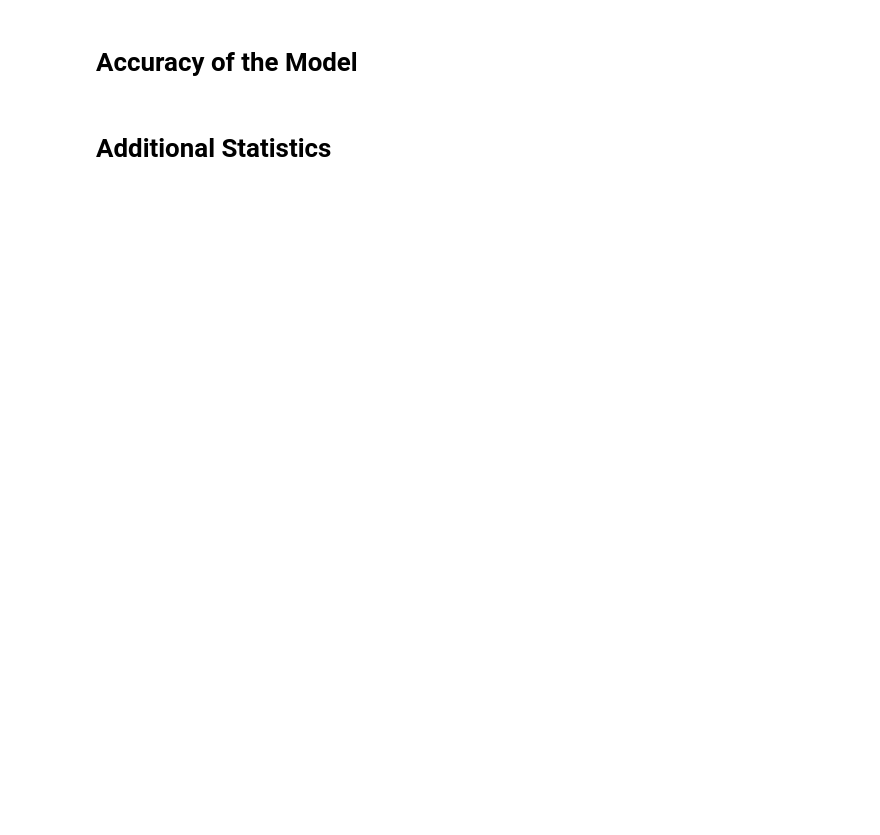
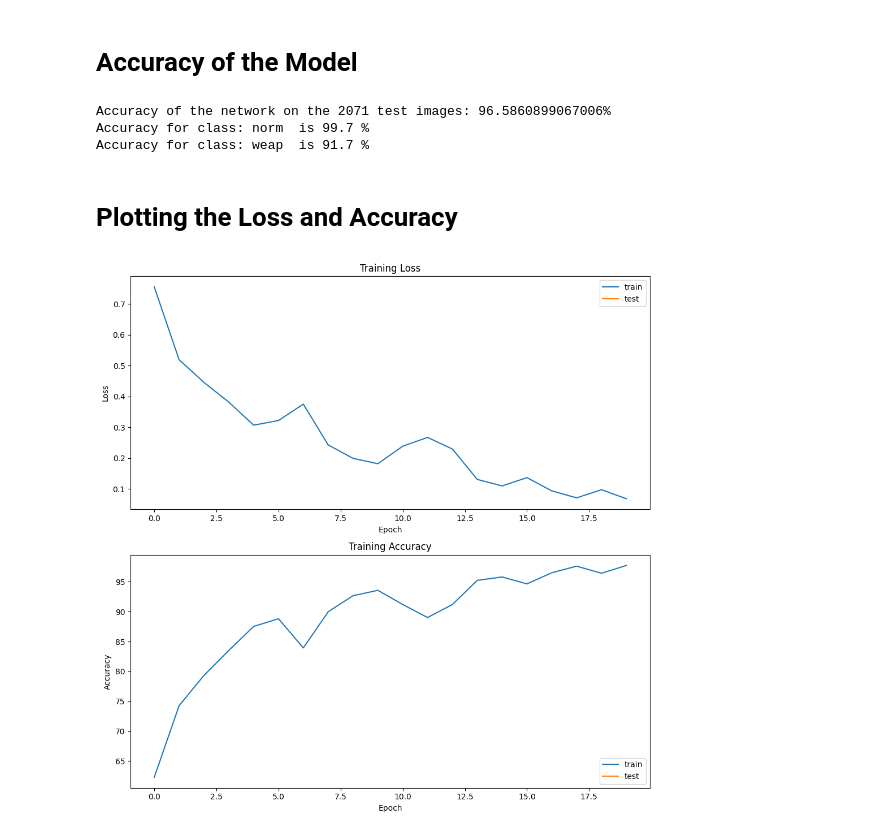
Before and after one commit to deeyonn/CS4243-Mini-Project, a Jupyter notebook: pytorch_baseline_model.ipynb, the cells around one changed output. Cells and saved outputs as stored; diff of their text form; code cells hidden in the pictures; blank space fills up the shorter version.

```diff
--- a/pytorch_baseline_model.ipynb
+++ b/pytorch_baseline_model.ipynb
@@ -497,28 +537,67 @@ print(f'Accuracy of the network on the {len(test_dataset)} test images: {100 * c
-# %% [markdown]
-# Additional Statistics
 # %%
+'''
+TODO: Should we split the training set into a training and validation set?
+Because it doesn't make sense for test set to have a loss and accuracy graph.
+'''
+test_losses = []
+test_accuracies = []
+
 # prepare to count predictions for each class
 correct_pred = {classname: 0 for classname in classification_categories}
 total_pred = {classname: 0 for classname in classification_categories}
 
-# again no gradients needed
+# since we're not training, we don't need to calculate the gradients for our outputs
 with torch.no_grad():
-  with tqdm(train_dataloader, unit="batch") as tepoch:
-    for data in tepoch:
-      images, labels = data
+  with tqdm(train_dataloader, total=len(train_dataloader), unit="batch", unit_scale=batch_size) as tepoch:
+    for batch_idx, (image, label) in enumerate(tepoch, 0):
+      image, label = image.to(device), label.to(device)
+      outputs = model(image)
+      _, predicted = torch.max(outputs, 1)
+      total += torch.numel(label)
+      correct += predicted.eq(label).sum().item()
 
-      outputs = model(images)
-      _, predictions = torch.max(outputs, 1)
+      tepoch.set_postfix(accuracy=100. * correct / total)
+
       # collect the correct predictions for each class
-      for label, prediction in zip(labels, predictions):
-        if label == prediction:
-          correct_pred[classification_categories[label]] += 1
-        total_pred[classification_categories[label]] += 1
+      for l, p in zip(label, predicted):
+        if l == p:
+          correct_pred[classification_categories[l]] += 1
+        total_pred[classification_categories[l]] += 1
 
+print(f'Accuracy of the network on the {len(test_dataset)} test images: {100 * correct / total}%')
 
 # print accuracy for each class
 for classname, correct_count in correct_pred.items():
   accuracy = 100 * float(correct_count) / total_pred[classname]
   print(f'Accuracy for class: {classname:5s} is {accuracy:.1f} %')
+# %% [output]
+Accuracy of the network on the 2071 test images: 96.5860899067006%
+Accuracy for class: norm  is 99.7 %
+Accuracy for class: weap  is 91.7 %
+# %% [markdown]
+# Plotting the Loss and Accuracy
+# %%
+# Plot training loss and accuracy curves
+plt.figure(figsize=(10, 10))
+plt.subplot(2, 1, 1)
+plt.title("Training Loss")
+plt.xlabel("Epoch")
+plt.ylabel("Loss")
+plt.plot(train_losses, label="train")
+plt.plot(test_losses, label="test")
+plt.legend(loc="upper right")
+
+plt.subplot(2, 1, 2)
+plt.title("Training Accuracy")
+plt.xlabel("Epoch")
+plt.ylabel("Accuracy")
+plt.plot(train_accuracies, label="train")
+plt.plot(test_accuracies, label="test")
+plt.legend(loc="lower right")
+
+plt.tight_layout()
+plt.show()
+# %% [output]
+[figure, added]
 # %%
 print(prof.key_averages(group_by_stack_n=5).table(sort_by='self_cpu_time_total', row_limit=10))
```
Also changed, not shown: parts of 16 cells of this notebook.
